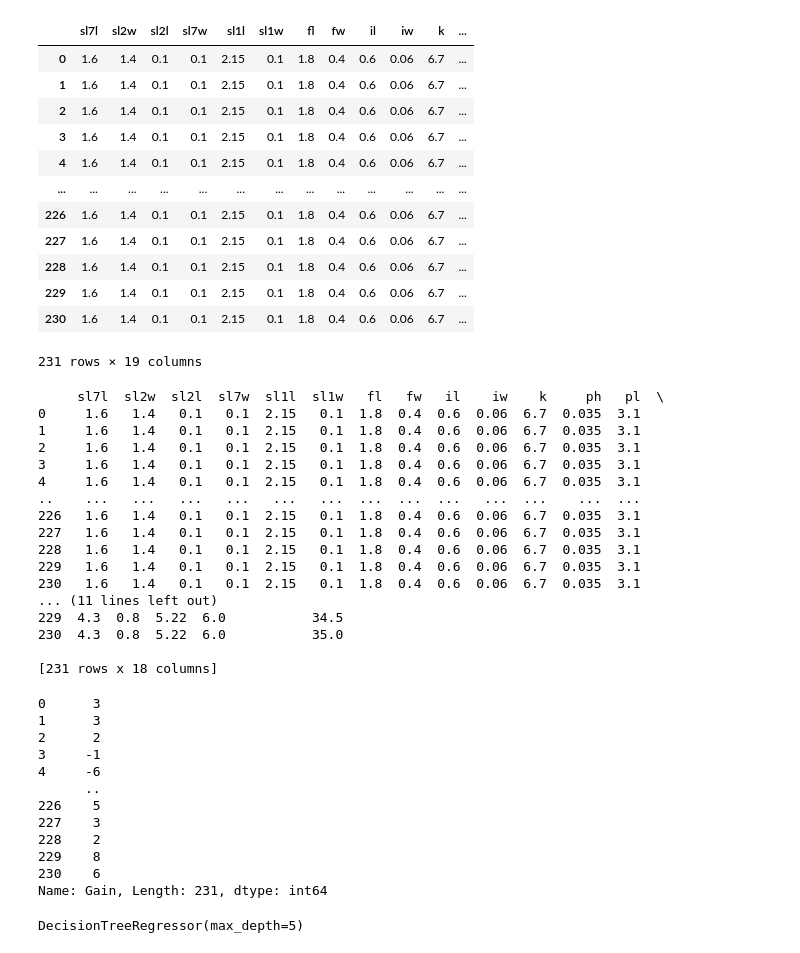
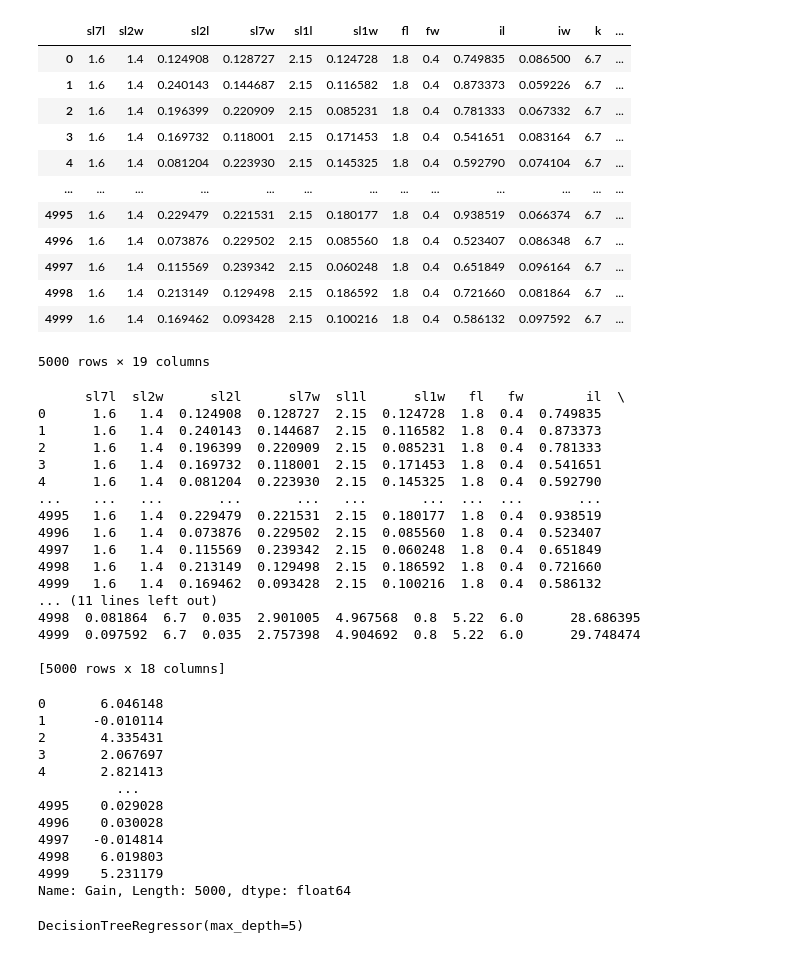
Before and after one commit to BalaAswin44/ML-research-FYP, a Jupyter notebook: Decision tree ML FYP.ipynb, the cells around one changed output. Saved outputs shown, nothing was run; the diff lists cells and outputs as text; code cells hidden in the pictures.

```diff
--- a/Decision tree ML FYP.ipynb
+++ b/Decision tree ML FYP.ipynb
@@ -5,59 +5,59 @@ from sklearn.tree import DecisionTreeRegressor
 from sklearn.model_selection import train_test_split
 from sklearn import metrics
 # %%
-data_from_cst=pd.read_csv(r"C:\Jupyter Demo\cst results for ml optimization.csv")
+data_from_cst=pd.read_csv(r"C:\Jupyter Demo\optimized_antenna_dataset_v2.csv")
 data_from_cst
 # %% [output]
 |  | sl7l | sl2w | sl2l | sl7w | sl1l | sl1w | fl | fw | il | iw | k | ... |
-| 0 | 1.6 | 1.4 | 0.1 | 0.1 | 2.15 | 0.1 | 1.8 | 0.4 | 0.6 | 0.06 | 6.7 | ... |
-| 1 | 1.6 | 1.4 | 0.1 | 0.1 | 2.15 | 0.1 | 1.8 | 0.4 | 0.6 | 0.06 | 6.7 | ... |
-| 2 | 1.6 | 1.4 | 0.1 | 0.1 | 2.15 | 0.1 | 1.8 | 0.4 | 0.6 | 0.06 | 6.7 | ... |
-| 3 | 1.6 | 1.4 | 0.1 | 0.1 | 2.15 | 0.1 | 1.8 | 0.4 | 0.6 | 0.06 | 6.7 | ... |
-| 4 | 1.6 | 1.4 | 0.1 | 0.1 | 2.15 | 0.1 | 1.8 | 0.4 | 0.6 | 0.06 | 6.7 | ... |
+| 0 | 1.6 | 1.4 | 0.124908 | 0.128727 | 2.15 | 0.124728 | 1.8 | 0.4 | 0.749835 | 0.086500 | 6.7 | ... |
+| 1 | 1.6 | 1.4 | 0.240143 | 0.144687 | 2.15 | 0.116582 | 1.8 | 0.4 | 0.873373 | 0.059226 | 6.7 | ... |
+| 2 | 1.6 | 1.4 | 0.196399 | 0.220909 | 2.15 | 0.085231 | 1.8 | 0.4 | 0.781333 | 0.067332 | 6.7 | ... |
+| 3 | 1.6 | 1.4 | 0.169732 | 0.118001 | 2.15 | 0.171453 | 1.8 | 0.4 | 0.541651 | 0.083164 | 6.7 | ... |
+| 4 | 1.6 | 1.4 | 0.081204 | 0.223930 | 2.15 | 0.145325 | 1.8 | 0.4 | 0.592790 | 0.074104 | 6.7 | ... |
 | ... | ... | ... | ... | ... | ... | ... | ... | ... | ... | ... | ... | ... |
-| 226 | 1.6 | 1.4 | 0.1 | 0.1 | 2.15 | 0.1 | 1.8 | 0.4 | 0.6 | 0.06 | 6.7 | ... |
-| 227 | 1.6 | 1.4 | 0.1 | 0.1 | 2.15 | 0.1 | 1.8 | 0.4 | 0.6 | 0.06 | 6.7 | ... |
-| 228 | 1.6 | 1.4 | 0.1 | 0.1 | 2.15 | 0.1 | 1.8 | 0.4 | 0.6 | 0.06 | 6.7 | ... |
-| 229 | 1.6 | 1.4 | 0.1 | 0.1 | 2.15 | 0.1 | 1.8 | 0.4 | 0.6 | 0.06 | 6.7 | ... |
-| 230 | 1.6 | 1.4 | 0.1 | 0.1 | 2.15 | 0.1 | 1.8 | 0.4 | 0.6 | 0.06 | 6.7 | ... |
+| 4995 | 1.6 | 1.4 | 0.229479 | 0.221531 | 2.15 | 0.180177 | 1.8 | 0.4 | 0.938519 | 0.066374 | 6.7 | ... |
+| 4996 | 1.6 | 1.4 | 0.073876 | 0.229502 | 2.15 | 0.085560 | 1.8 | 0.4 | 0.523407 | 0.086348 | 6.7 | ... |
+| 4997 | 1.6 | 1.4 | 0.115569 | 0.239342 | 2.15 | 0.060248 | 1.8 | 0.4 | 0.651849 | 0.096164 | 6.7 | ... |
+| 4998 | 1.6 | 1.4 | 0.213149 | 0.129498 | 2.15 | 0.186592 | 1.8 | 0.4 | 0.721660 | 0.081864 | 6.7 | ... |
+| 4999 | 1.6 | 1.4 | 0.169462 | 0.093428 | 2.15 | 0.100216 | 1.8 | 0.4 | 0.586132 | 0.097592 | 6.7 | ... |
-231 rows × 19 columns
+5000 rows × 19 columns
 # %%
 x=data_from_cst.iloc[:,:-1]
 y=data_from_cst.iloc[:,-1]
 print(x)
 # %% [output]
-     sl7l  sl2w  sl2l  sl7w  sl1l  sl1w   fl   fw   il    iw    k     ph   pl  \
-0     1.6   1.4   0.1   0.1  2.15   0.1  1.8  0.4  0.6  0.06  6.7  0.035  3.1
-1     1.6   1.4   0.1   0.1  2.15   0.1  1.8  0.4  0.6  0.06  6.7  0.035  3.1
-2     1.6   1.4   0.1   0.1  2.15   0.1  1.8  0.4  0.6  0.06  6.7  0.035  3.1
-3     1.6   1.4   0.1   0.1  2.15   0.1  1.8  0.4  0.6  0.06  6.7  0.035  3.1
-4     1.6   1.4   0.1   0.1  2.15   0.1  1.8  0.4  0.6  0.06  6.7  0.035  3.1
-..    ...   ...   ...   ...   ...   ...  ...  ...  ...   ...  ...    ...  ...
-226   1.6   1.4   0.1   0.1  2.15   0.1  1.8  0.4  0.6  0.06  6.7  0.035  3.1
-227   1.6   1.4   0.1   0.1  2.15   0.1  1.8  0.4  0.6  0.06  6.7  0.035  3.1
-228   1.6   1.4   0.1   0.1  2.15   0.1  1.8  0.4  0.6  0.06  6.7  0.035  3.1
-229   1.6   1.4   0.1   0.1  2.15   0.1  1.8  0.4  0.6  0.06  6.7  0.035  3.1
-230   1.6   1.4   0.1   0.1  2.15   0.1  1.8  0.4  0.6  0.06  6.7  0.035  3.1
+      sl7l  sl2w      sl2l      sl7w  sl1l      sl1w   fl   fw        il  \
+0      1.6   1.4  0.124908  0.128727  2.15  0.124728  1.8  0.4  0.749835
+1      1.6   1.4  0.240143  0.144687  2.15  0.116582  1.8  0.4  0.873373
+2      1.6   1.4  0.196399  0.220909  2.15  0.085231  1.8  0.4  0.781333
+3      1.6   1.4  0.169732  0.118001  2.15  0.171453  1.8  0.4  0.541651
+4      1.6   1.4  0.081204  0.223930  2.15  0.145325  1.8  0.4  0.592790
+...    ...   ...       ...       ...   ...       ...  ...  ...       ...
+4995   1.6   1.4  0.229479  0.221531  2.15  0.180177  1.8  0.4  0.938519
+4996   1.6   1.4  0.073876  0.229502  2.15  0.085560  1.8  0.4  0.523407
+4997   1.6   1.4  0.115569  0.239342  2.15  0.060248  1.8  0.4  0.651849
+4998   1.6   1.4  0.213149  0.129498  2.15  0.186592  1.8  0.4  0.721660
+4999   1.6   1.4  0.169462  0.093428  2.15  0.100216  1.8  0.4  0.586132
 ... (11 lines left out)
-229  4.3  0.8  5.22  6.0           34.5
-230  4.3  0.8  5.22  6.0           35.0
+4998  0.081864  6.7  0.035  2.901005  4.967568  0.8  5.22  6.0      28.686395
+4999  0.097592  6.7  0.035  2.757398  4.904692  0.8  5.22  6.0      29.748474
 
-[231 rows x 18 columns]
+[5000 rows x 18 columns]
 # %%
 print(y)
 # %% [output]
-0      3
-1      3
-2      2
-3     -1
-4     -6
-      ..
-226    5
-227    3
-228    2
-229    8
-230    6
-Name: Gain, Length: 231, dtype: int64
+0       6.046148
+1      -0.010114
+2       4.335431
+3       2.067697
+4       2.821413
+          ...
+4995    0.029028
+4996    0.030028
+4997   -0.014814
+4998    6.019803
+4999    5.231179
+Name: Gain, Length: 5000, dtype: float64
 # %%
 x_train,x_test,y_train,y_test=train_test_split(x,y,test_size=0.2,random_state=40)
 # %%
```
Also changed, not shown: parts of 5 cells of this notebook, 5 other files.
